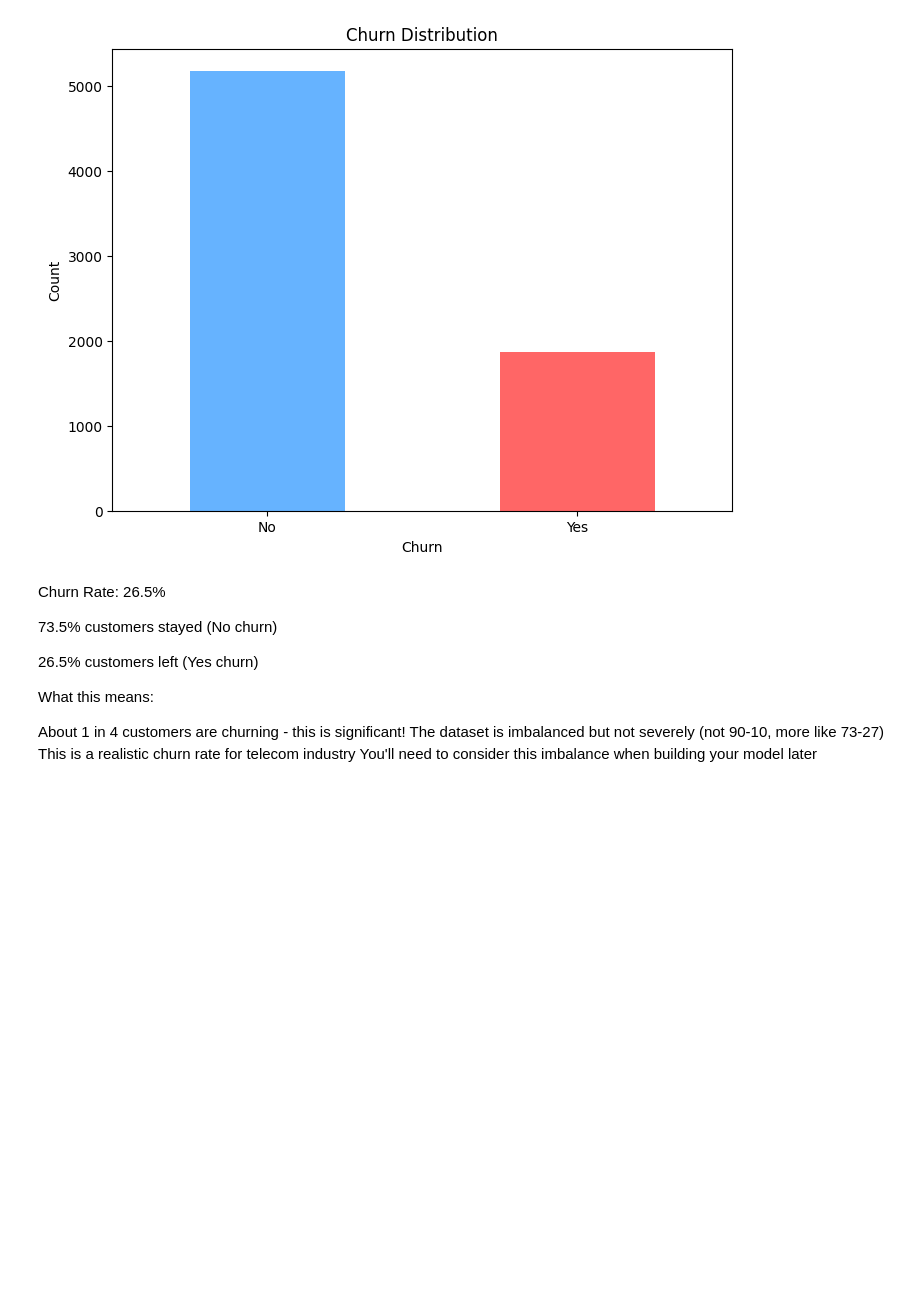
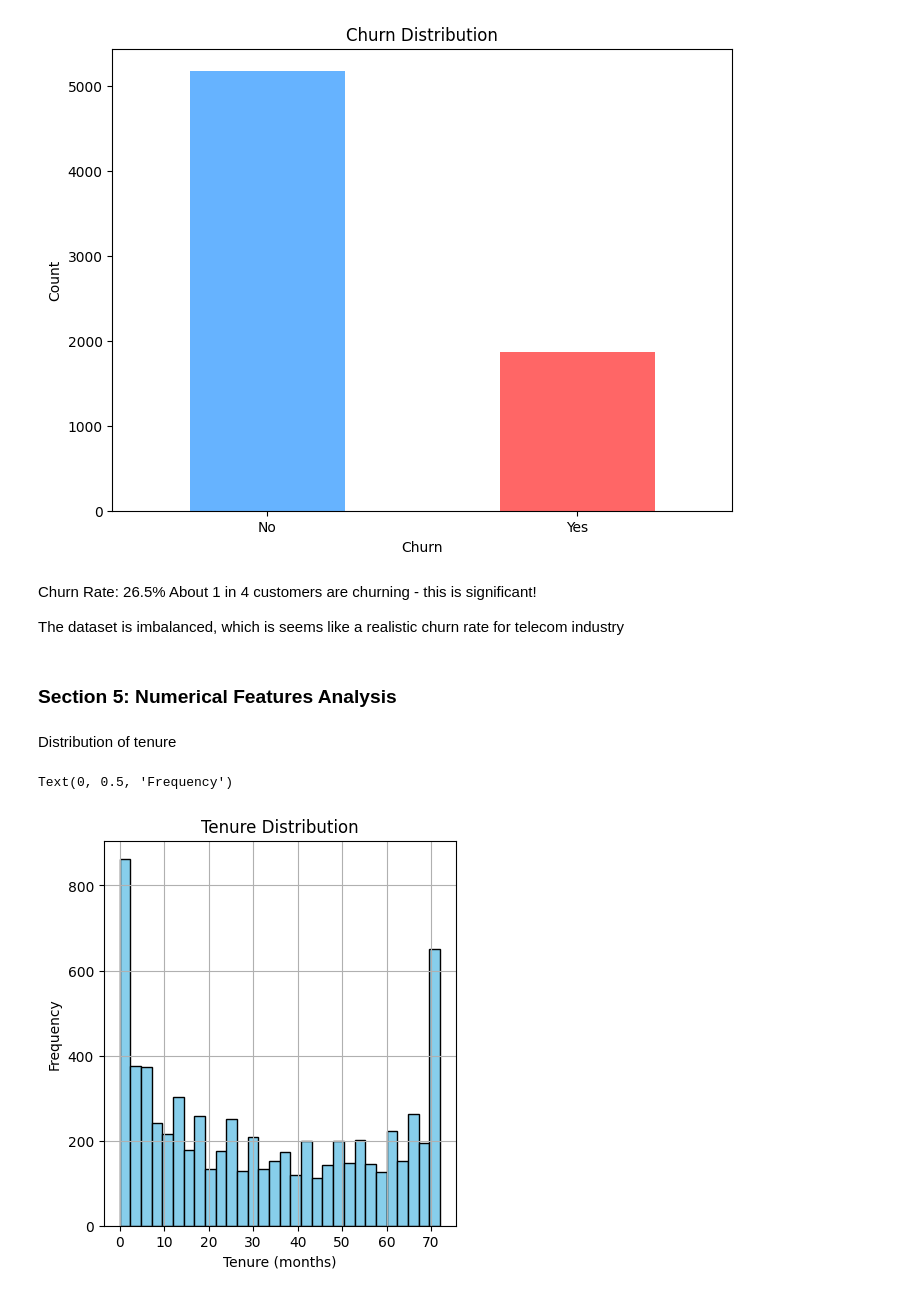
Before and after one commit to Schadrackkarekezi/churn-prediction-production-mlops, a Jupyter notebook: notebook/EDA.ipynb, the cells around one changed output. Cells and saved outputs as stored; diff of their text form; code cells hidden in the pictures; blank space fills up the shorter version.

```diff
--- a/notebook/EDA.ipynb
+++ b/notebook/EDA.ipynb
@@ -309,15 +309,21 @@ plt.show()
 # %% [output]
 [figure]
 # %% [markdown]
-Churn Rate: 26.5%
+Churn Rate: 26.5% About 1 in 4 customers are churning - this is significant!
 
-73.5% customers stayed (No churn)
-
-26.5% customers left (Yes churn)
-
-What this means:
-
-About 1 in 4 customers are churning - this is significant!
-The dataset is imbalanced but not severely (not 90-10, more like 73-27)
-This is a realistic churn rate for telecom industry
-You'll need to consider this imbalance when building your model later
+The dataset is imbalanced, which is seems like a realistic churn rate for telecom industry
+# %% [markdown]
+### Section 5: Numerical Features Analysis
+# %% [markdown]
+ Distribution of tenure
+# %%
+
+plt.figure(figsize=(10, 5))
+plt.subplot(1, 2, 1)
+df['tenure'].hist(bins=30, color='skyblue', edgecolor='black')
+plt.title('Tenure Distribution')
+plt.xlabel('Tenure (months)')
+plt.ylabel('Frequency')
+# %% [output]
+Text(0, 0.5, 'Frequency')
+[figure, added]
```
Also changed, not shown: parts of 45 cells of this notebook.
